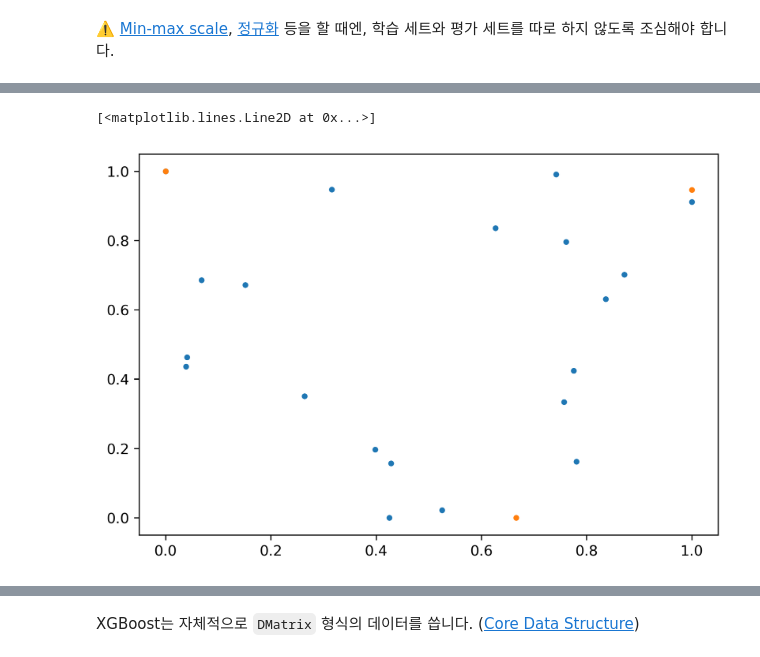
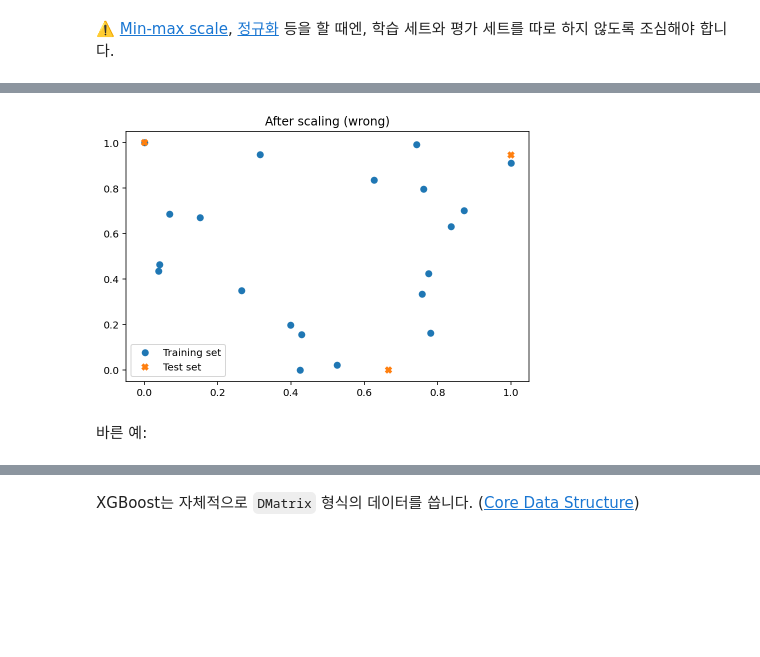
Before and after one commit to dlimpid/talk-20201107-gbm, a Jupyter notebook: 02-xgboost-code.ipynb, the cells around one changed output, grey strips where cells are left out. Saved outputs shown, nothing was run; the diff lists cells and outputs as text; code cells hidden in the pictures; blank space fills up the shorter version.

```diff
--- a/02-xgboost-code.ipynb
+++ b/02-xgboost-code.ipynb
@@ -8,29 +6,20 @@ from pathlib import Path
 import matplotlib as mpl
 import matplotlib.pyplot as plt
 import numpy as np
+import pandas as pd
 import requests
-
-import pandas as pd
 import seaborn as sns
-import sklearn.feature_selection
 import sklearn.metrics
 import sklearn.model_selection
 import xgboost as xgb
-from sklearn.feature_selection import SelectKBest
-from sklearn.impute import SimpleImputer
 from sklearn.model_selection import GridSearchCV
 from sklearn.pipeline import Pipeline
 from sklearn.preprocessing import FunctionTransformer, MinMaxScaler
 from xgboost import XGBClassifier
 
-from sklearn.experimental import enable_hist_gradient_boosting  # isort:skip
-from sklearn.ensemble import HistGradientBoostingClassifier  # isort:skip
-
 %matplotlib inline
 %config InlineBackend.figure_formats = {"png", "retina"}
-mpl.rcParams["figure.dpi"] = 150
 mpl.rcParams["figure.constrained_layout.use"] = True
-pd.plotting.register_matplotlib_converters()
 # %%
 data_dir = Path() / "data"
 data_dir.mkdir(parents=True, exist_ok=True)
@@ -355,11 +305,15 @@ scaled_test_set = MinMaxScaler().fit_transform(example_test_set)
 # %%
 fig, ax = plt.subplots()
 
-ax.plot(scaled_train_set[:, 0], scaled_train_set[:, 1], ".")
-ax.plot(scaled_test_set[:, 0], scaled_test_set[:, 1], ".")
+ax.plot(scaled_train_set[:, 0], scaled_train_set[:, 1], "o", label="Training set")
+ax.plot(scaled_test_set[:, 0], scaled_test_set[:, 1], "X", label="Test set")
+ax.legend()
+ax.set_title("After scaling (wrong)")
+pass
 # %% [output]
-[<matplotlib.lines.Line2D at 0x...>]
-[figure, old version]
+[figure, new version]
+# %% [markdown]
+바른 예:
 # %%
 scaler = MinMaxScaler()
 scaler.fit(example_train_set)
```
Also changed, not shown: parts of 39 cells of this notebook, 4 other files.
